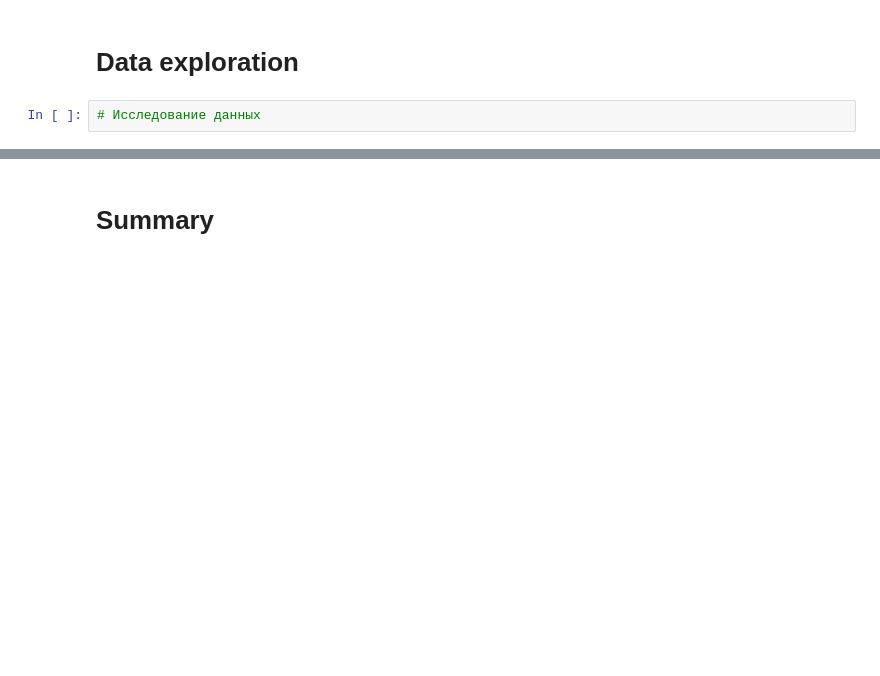
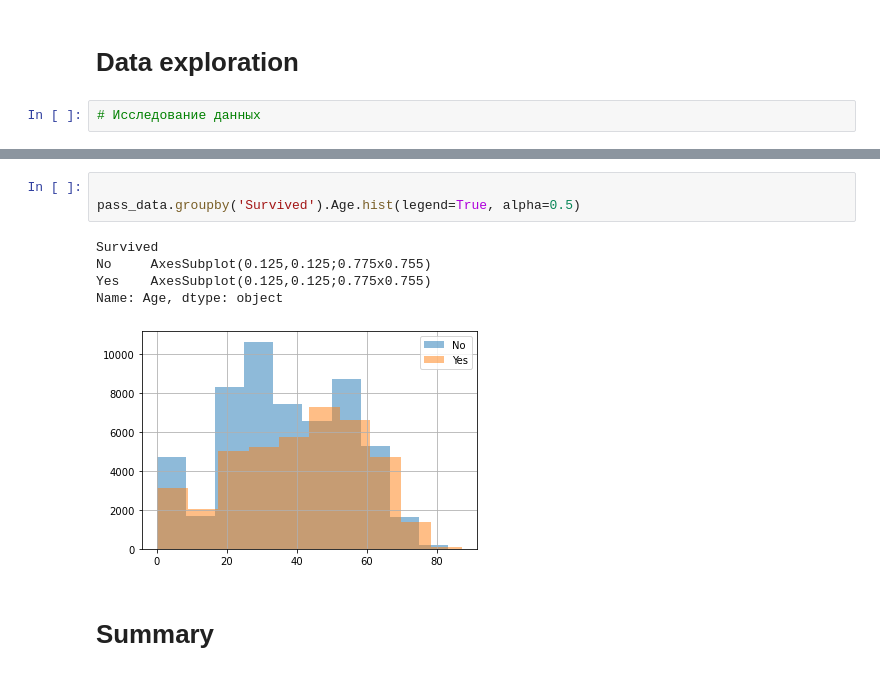
Before and after one commit to Anetta314159/2_data_exploration, a Jupyter notebook: eda.ipynb, the cells around one changed output, grey strips where cells are left out. Drawn from its saved outputs; the diff is of its cells as text; blank space fills up the shorter version.

```diff
--- a/eda.ipynb
+++ b/eda.ipynb
@@ -93,3 +160,12 @@ memory usage: 9.2+ MB
+# %%
+
+pass_data.groupby('Survived').Age.hist(legend=True, alpha=0.5)
+# %% [output]
+Survived
+No     AxesSubplot(0.125,0.125;0.775x0.755)
+Yes    AxesSubplot(0.125,0.125;0.775x0.755)
+Name: Age, dtype: object
+[figure, added]
 # %% [markdown]
 # Summary
 # %%
```
Also changed, not shown: parts of 12 cells of this notebook.
